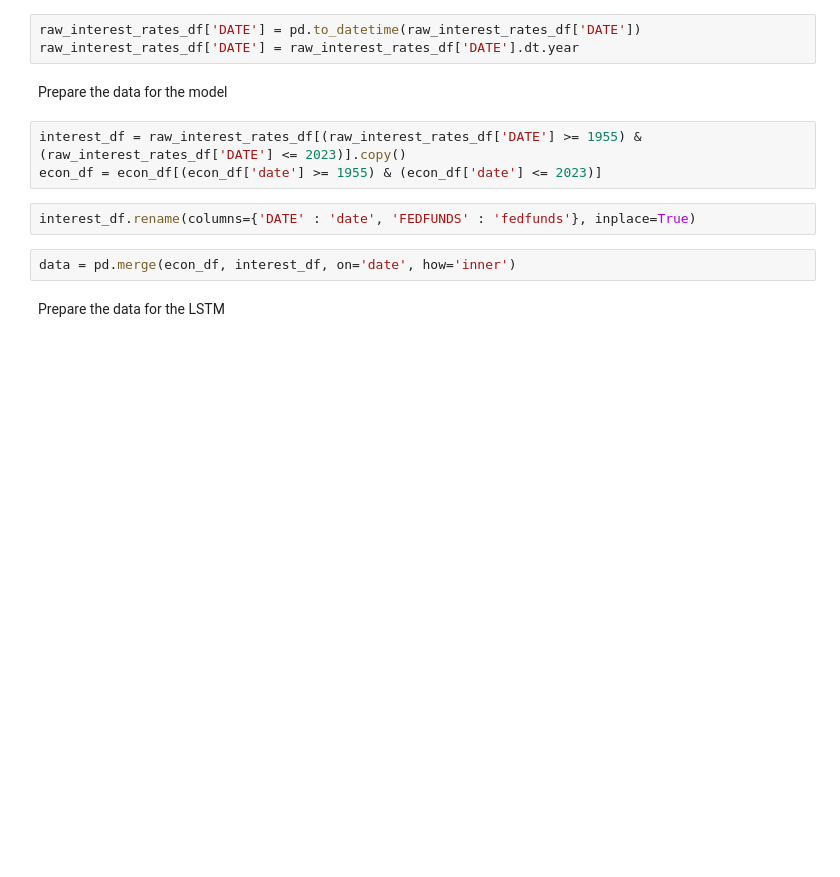
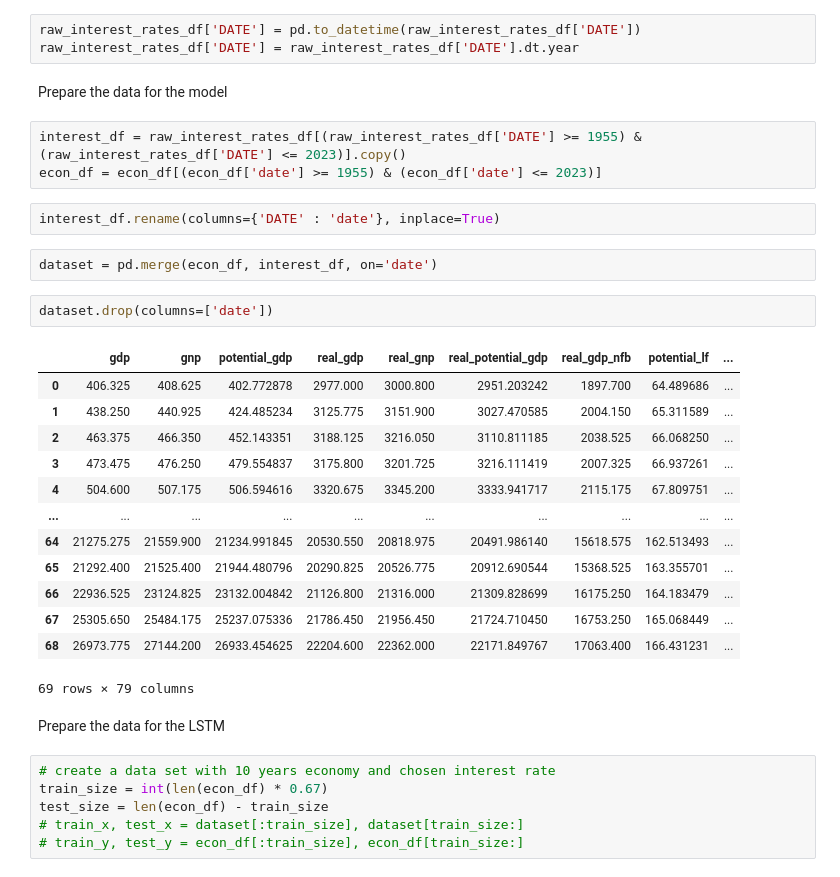
Before and after one commit to nilsbar/RLCentralBankProblem, a Jupyter notebook: data_preparation.ipynb, the cells around one changed output. Saved outputs shown, nothing was run; the diff lists cells and outputs as text; blank space fills up the shorter version.

```diff
--- a/data_preparation.ipynb
+++ b/data_preparation.ipynb
@@ -34,8 +41,30 @@ Prepare the data for the model
 interest_df = raw_interest_rates_df[(raw_interest_rates_df['DATE'] >= 1955) & (raw_interest_rates_df['DATE'] <= 2023)].copy()
 econ_df = econ_df[(econ_df['date'] >= 1955) & (econ_df['date'] <= 2023)]
 # %%
-interest_df.rename(columns={'DATE' : 'date', 'FEDFUNDS' : 'fedfunds'}, inplace=True)
+interest_df.rename(columns={'DATE' : 'date'}, inplace=True)
 # %%
-data = pd.merge(econ_df, interest_df, on='date', how='inner')
+dataset = pd.merge(econ_df, interest_df, on='date')
+# %%
+dataset.drop(columns=['date'])
+# %% [output]
+|  | gdp | gnp | potential_gdp | real_gdp | real_gnp | real_potential_gdp | real_gdp_nfb | potential_lf | ... |
+| 0 | 406.325 | 408.625 | 402.772878 | 2977.000 | 3000.800 | 2951.203242 | 1897.700 | 64.489686 | ... |
+| 1 | 438.250 | 440.925 | 424.485234 | 3125.775 | 3151.900 | 3027.470585 | 2004.150 | 65.311589 | ... |
+| 2 | 463.375 | 466.350 | 452.143351 | 3188.125 | 3216.050 | 3110.811185 | 2038.525 | 66.068250 | ... |
+| 3 | 473.475 | 476.250 | 479.554837 | 3175.800 | 3201.725 | 3216.111419 | 2007.325 | 66.937261 | ... |
+| 4 | 504.600 | 507.175 | 506.594616 | 3320.675 | 3345.200 | 3333.941717 | 2115.175 | 67.809751 | ... |
+| ... | ... | ... | ... | ... | ... | ... | ... | ... | ... |
+| 64 | 21275.275 | 21559.900 | 21234.991845 | 20530.550 | 20818.975 | 20491.986140 | 15618.575 | 162.513493 | ... |
+| 65 | 21292.400 | 21525.400 | 21944.480796 | 20290.825 | 20526.775 | 20912.690544 | 15368.525 | 163.355701 | ... |
+| 66 | 22936.525 | 23124.825 | 23132.004842 | 21126.800 | 21316.000 | 21309.828699 | 16175.250 | 164.183479 | ... |
+| 67 | 25305.650 | 25484.175 | 25237.075336 | 21786.450 | 21956.450 | 21724.710450 | 16753.250 | 165.068449 | ... |
+| 68 | 26973.775 | 27144.200 | 26933.454625 | 22204.600 | 22362.000 | 22171.849767 | 17063.400 | 166.431231 | ... |
+69 rows × 79 columns
 # %% [markdown]
 Prepare the data for the LSTM
+# %%
+# create a data set with 10 years economy and chosen interest rate
+train_size = int(len(econ_df) * 0.67)
+test_size = len(econ_df) - train_size
+# train_x, test_x = dataset[:train_size], dataset[train_size:]
+# train_y, test_y = econ_df[:train_size], econ_df[train_size:]
```
Also changed, not shown: parts of 12 cells of this notebook.
